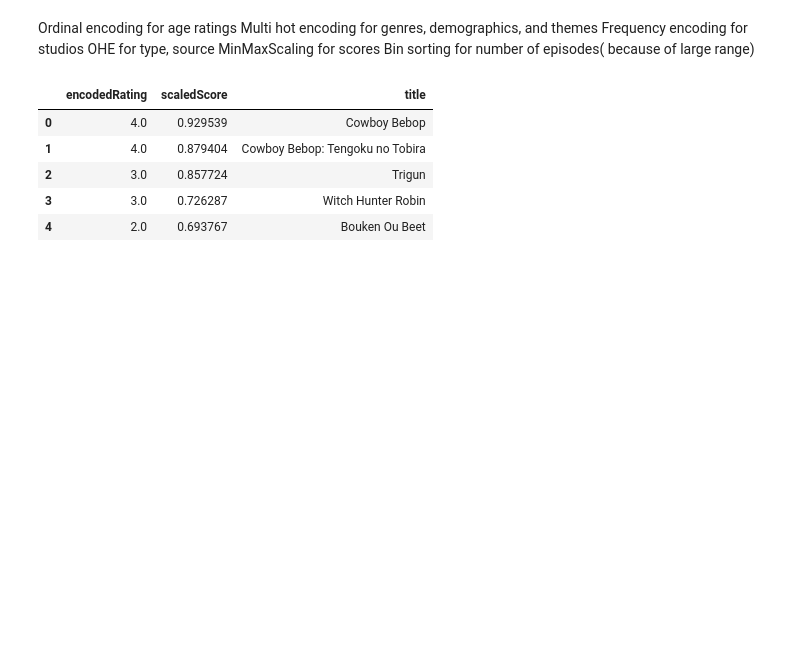
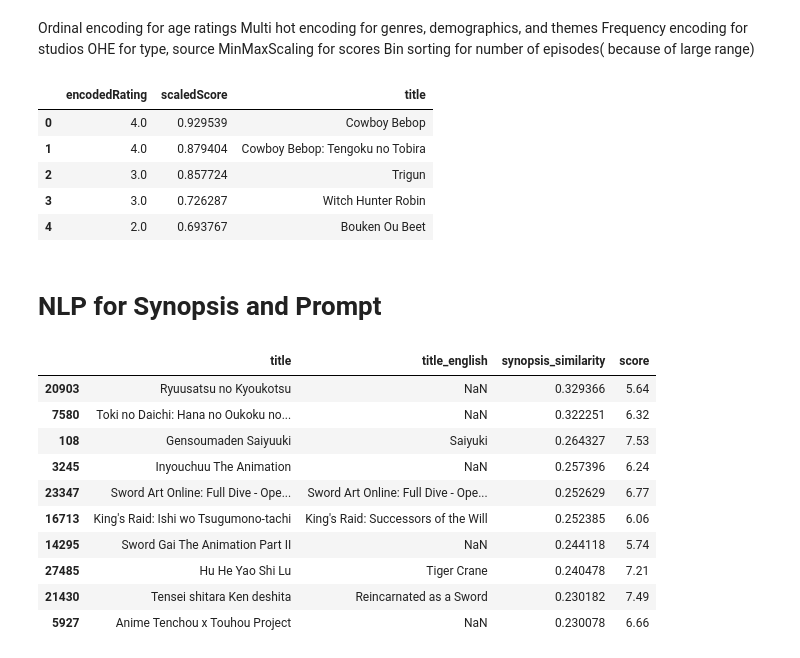
Before and after one commit to droxuz/anime-ner-transformer, a Jupyter notebook: anime_dataset.ipynb, the cells around one changed output. Cells and saved outputs as stored; diff of their text form; code cells hidden in the pictures; blank space fills up the shorter version.

```diff
--- a/anime_dataset.ipynb
+++ b/anime_dataset.ipynb
@@ -290,3 +290,34 @@ cleaned_data['logEpisodes'] = np.log1p(cleaned_data['episodes'])
 cleaned_data['scaledEpisodes'] = episode_scaler.fit_transform(cleaned_data[['logEpisodes']])
 
 # Feature scaledEpisodes
+# %% [markdown]
+# NLP for Synopsis and Prompt
+# %%
+# Synopsis comparison, and prompting for NLP
+from sklearn.feature_extraction.text import TfidfVectorizer
+from sklearn.metrics.pairwise import cosine_similarity
+
+tFidf = TfidfVectorizer(stop_words="english", max_features=5000)
+
+synopsis_matrix = tFidf.fit_transform(cleaned_data['synopsis'].fillna('')) # Fills NA with empty string and does TFIDF on synopsis
+
+prompt = ["dark supernatural anime with demons and sword fighting"]
+
+prompt_vector = tFidf.transform(prompt) # TFIDF on the prompt to
+
+synopsis_similarity = cosine_similarity(synopsis_matrix, prompt_vector).flatten()
+cleaned_data["synopsis_similarity"] = synopsis_similarity
+prompt_recommendation = cleaned_data.sort_values("synopsis_similarity",ascending=False)
+prompt_recommendation[["title","title_english","synopsis_similarity","score"]].head(10)
+# %% [output]
+|  | title | title_english | synopsis_similarity | score |
+| 20903 | Ryuusatsu no Kyoukotsu | NaN | 0.329366 | 5.64 |
+| 7580 | Toki no Daichi: Hana no Oukoku no... | NaN | 0.322251 | 6.32 |
+| 108 | Gensoumaden Saiyuuki | Saiyuki | 0.264327 | 7.53 |
+| 3245 | Inyouchuu The Animation | NaN | 0.257396 | 6.24 |
+| 23347 | Sword Art Online: Full Dive - Ope... | Sword Art Online: Full Dive - Ope... | 0.252629 | 6.77 |
+| 16713 | King's Raid: Ishi wo Tsugumono-tachi | King's Raid: Successors of the Will | 0.252385 | 6.06 |
+| 14295 | Sword Gai The Animation Part II | NaN | 0.244118 | 5.74 |
+| 27485 | Hu He Yao Shi Lu | Tiger Crane | 0.240478 | 7.21 |
+| 21430 | Tensei shitara Ken deshita | Reincarnated as a Sword | 0.230182 | 7.49 |
+| 5927 | Anime Tenchou x Touhou Project | NaN | 0.230078 | 6.66 |
```
Also changed, not shown: parts of 4 cells of this notebook.
